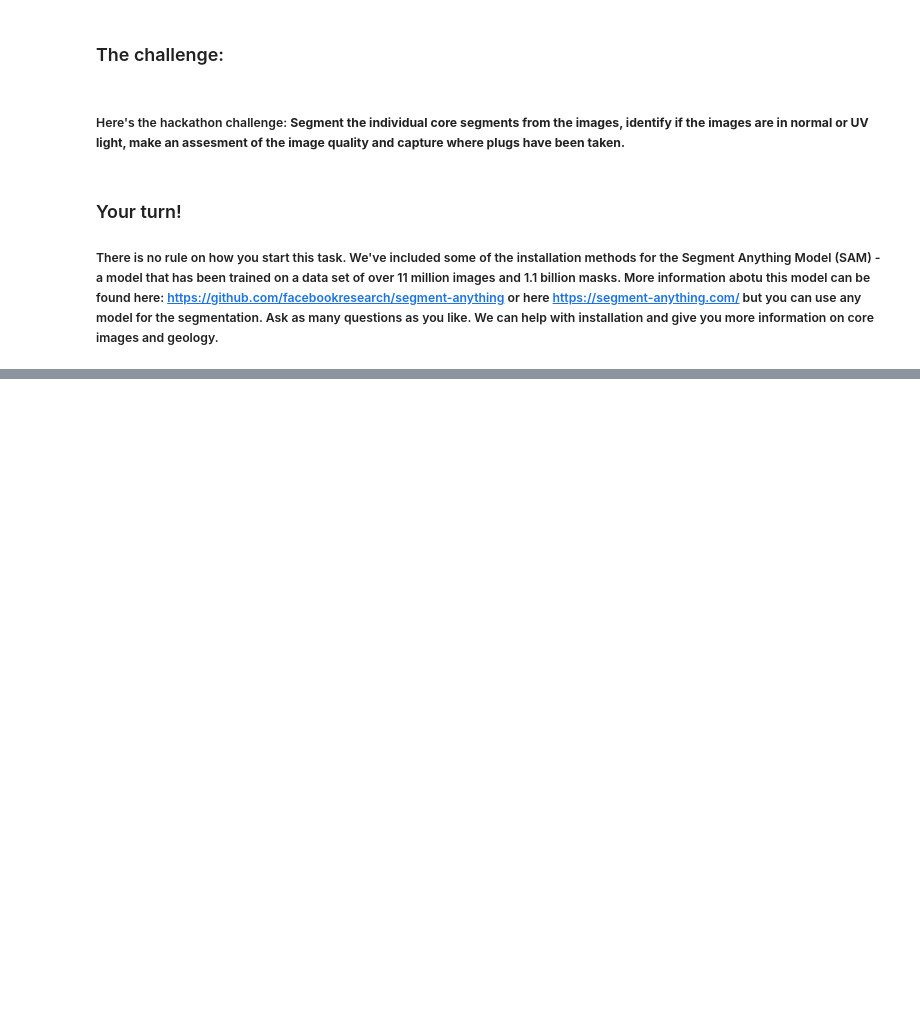
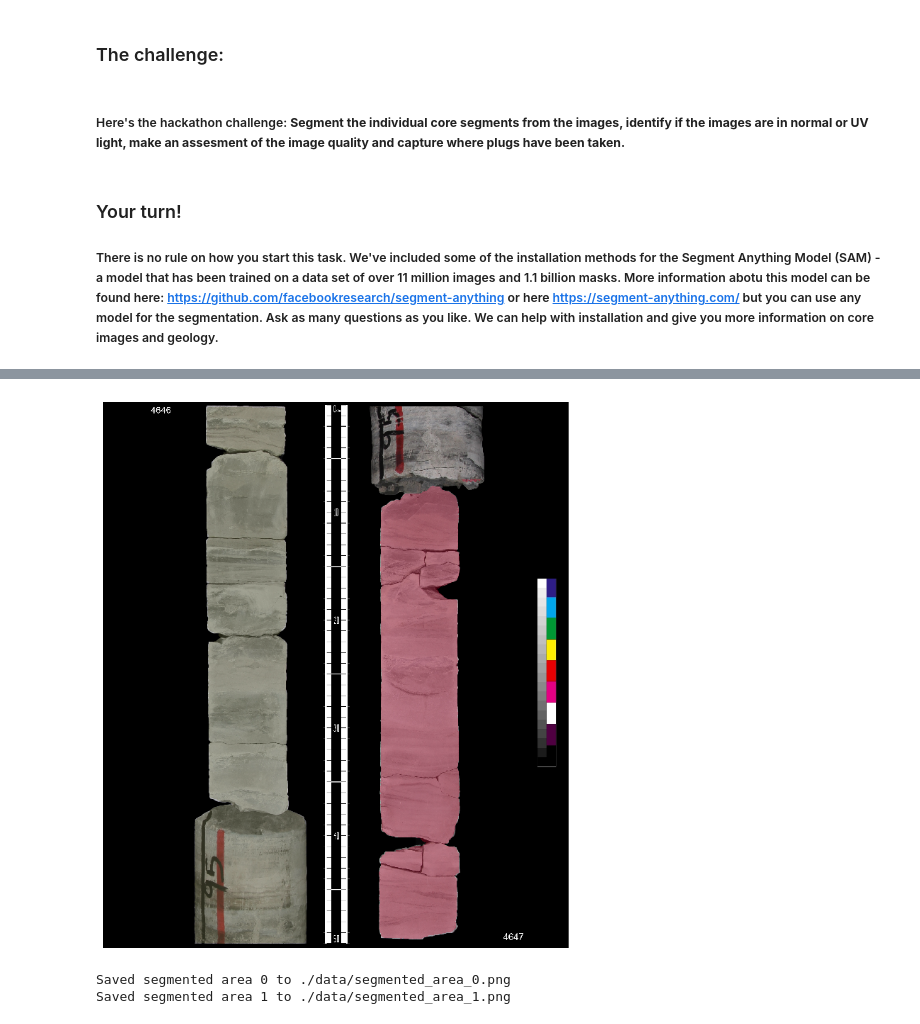
Before and after one commit to acse-hy23/CGG-Hackathon, a Jupyter notebook: hackathon_q2.ipynb, the cells around one changed output, grey strips where cells are left out. Cells and saved outputs as stored; diff of their text form; code cells hidden in the pictures; blank space fills up the shorter version.

```diff
--- a/hackathon_q2.ipynb
+++ b/hackathon_q2.ipynb
@@ -142,17 +144,0 @@ masks[3:4]
-# %%
-for i, mask in enumerate(masks):
-    # 将掩码转换为uint8类型，以便应用于图像
-    mask_uint8 = (mask["segmentation"] * 255).astype(np.uint8)
-
-    # 创建一个与原始图像相同大小的黑色图像
-    segmented_img = np.zeros_like(core_image_np)
-
-    # 使用掩码提取对应的分割区域
-    # 注意：mask_uint8[:, :, None] 将掩码扩展为与原始图像相同的维度，如果需要
-    segmented_img[mask_uint8 > 0] = core_image_np[mask_uint8 > 0]
-
-    # 保存分割后的区域为图片
-    save_path = f'./data/segmented_area_{i}.jpg'  # 更新保存路径
-    cv2.imwrite(save_path, segmented_img)
-
-    print(f'Saved segmented area {i} to {save_path}')
@@ -197,0 +216,29 @@ Light Type: Normal Light
+# %%
+plt.figure(figsize=(10,10))
+plt.imshow(core_image)
+show_anns(final_masks)
+plt.axis('off')
+plt.show()
+# %% [output]
+[figure, added]
+# %%
+for i, mask in enumerate(final_masks):
+    # transform the mask to uint8 type
+    mask_uint8 = (mask["segmentation"] * 255).astype(np.uint8)
+
+    # create a 4-channel image with the same shape as the original image, and set the alpha channel to 0
+    segmented_img = np.zeros((core_image_np.shape[0], core_image_np.shape[1], 4), dtype=np.uint8)
+
+    # use the mask to get the segmented area
+    # for alpha channel, 0 means transparent and 255 means not transparent
+    segmented_img[mask_uint8 > 0, :3] = core_image_np[mask_uint8 > 0]
+    segmented_img[mask_uint8 > 0, 3] = 255  # set the alpha channel to 255
+
+    # save the segmented area to a png file
+    save_path = f'./data/segmented_area_{i}.png'
+    cv2.imwrite(save_path, cv2.cvtColor(segmented_img, cv2.COLOR_RGBA2BGRA))
+
+    print(f'Saved segmented area {i} to {save_path}')
+# %% [output]
+Saved segmented area 0 to ./data/segmented_area_0.png
+Saved segmented area 1 to ./data/segmented_area_1.png
```
Also changed, not shown: parts of 21 cells of this notebook, 5 other files.
